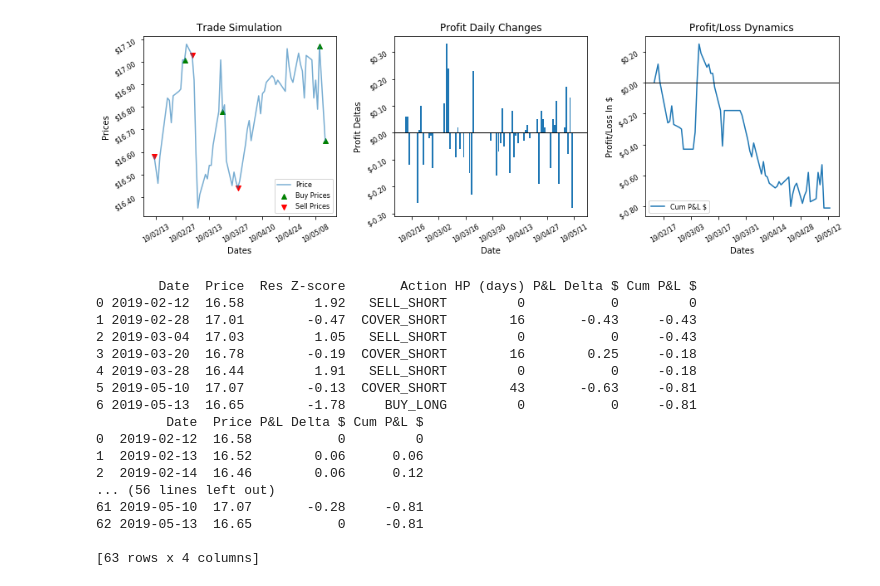
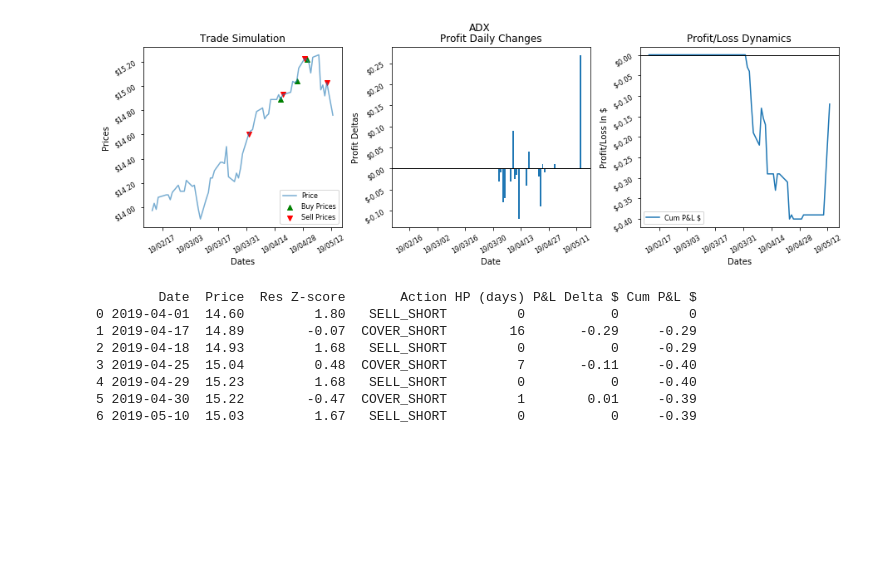
Before and after one commit to HristoRaykov/Cef-Regression-Model, a Jupyter notebook: cef_regression_model.ipynb, the cells around one changed output. Cells and saved outputs as stored; diff of their text form; code cells hidden in the pictures; blank space fills up the shorter version.

```diff
--- a/cef_regression_model.ipynb
+++ b/cef_regression_model.ipynb
@@ -10 +8,10 @@ CEF_TICKER = "EOS"
+# %%
+# available data for tickers ADX, CII, EOS
+CEF_TICKER1 = "ADX"
+CEF_TICKER2 = "CII"
+CEF_TICKER3 = "EOS"
+ANALYSIS_DATA_PERIOD = PERIOD_1YEAR
+AVERAGES_CALC_PERIOD = PERIOD_3MONTHS
+TRAIN_DATA_RATIO = 0.75
+REGRESSOR_COL_NAME = NAV_RETURNS_COL_NAME # NAV_RETURNS_COL_NAME, PREM_DISC_ZSCORE_COL_NAME
 # %%
@@ -30,9 +37,9 @@ See the caveats in the documentation: http://pandas.pydata.org/pandas-docs/stabl
   self.obj[item] = s
 Data processing finished!
 # %%
-cef = read_processed_cef_data(CEF_TICKER)
+cef = read_processed_cef_data(CEF_TICKER1)
 cef_train_data, cef_test_data = split_train_test_data(cef, TRAIN_DATA_RATIO)
 
-regress_data, regress_statistics = analyze_regression(cef_train_data, cef_test_data, NAV_RETURNS_COL_NAME,
+regress_data, regress_statistics = analyze_regression(CEF_TICKER1, cef_train_data,
+                                                      cef_test_data, REGRESSOR_COL_NAME,
                                                       PRICE_RETURNS_COL_NAME)
-plot_regress_result(regress_data, regress_statistics)
@@ -41,30 +54,20 @@ plot_regress_result(regress_data, regress_statistics)
 # %%
-cef_simul_data = cef[[DATE_COL_NAME, PRICE_COL_NAME, PRICE_RETURNS_COL_NAME, NAV_RETURNS_COL_NAME]]
 simulation_start_date = cef_test_data[DATE_COL_NAME].values[0]
-cef_simul_data = calculate_residual_zscores(cef_simul_data, simulation_start_date, AVERAGES_CALC_PERIOD)
+cef_simul_data = calculate_trailing_residual_zscores(cef, REGRESSOR_COL_NAME, simulation_start_date,
+                                                     AVERAGES_CALC_PERIOD)
 
-trades, continuos_profits = run_trade_simulation(cef_simul_data)
-plot_trade_simuation(trades, continuos_profits)
+trades, continuos_profits = run_residual_trade_simulation(cef_simul_data)
+plot_trade_simulation(CEF_TICKER1, trades, continuos_profits)
 print(trades)
-print(continuos_profits)
 # %% [output]
-[figure, old version]
+[figure, new version]
         Date  Price  Res Z-score       Action HP (days) P&L Delta $ Cum P&L $
-0 2019-02-12  16.58         1.92   SELL_SHORT         0           0         0
-1 2019-02-28  17.01        -0.47  COVER_SHORT        16       -0.43     -0.43
-2 2019-03-04  17.03         1.05   SELL_SHORT         0           0     -0.43
-3 2019-03-20  16.78        -0.19  COVER_SHORT        16        0.25     -0.18
-4 2019-03-28  16.44         1.91   SELL_SHORT         0           0     -0.18
-5 2019-05-10  17.07        -0.13  COVER_SHORT        43       -0.63     -0.81
-6 2019-05-13  16.65        -1.78     BUY_LONG         0           0     -0.81
-         Date  Price P&L Delta $ Cum P&L $
-0  2019-02-12  16.58           0         0
-1  2019-02-13  16.52        0.06      0.06
-2  2019-02-14  16.46        0.06      0.12
-... (56 lines left out)
-61 2019-05-10  17.07       -0.28     -0.81
-62 2019-05-13  16.65           0     -0.81
-
-[63 rows x 4 columns]
+0 2019-04-01  14.60         1.80   SELL_SHORT         0           0         0
+1 2019-04-17  14.89        -0.07  COVER_SHORT        16       -0.29     -0.29
+2 2019-04-18  14.93         1.68   SELL_SHORT         0           0     -0.29
+3 2019-04-25  15.04         0.48  COVER_SHORT         7       -0.11     -0.40
+4 2019-04-29  15.23         1.68   SELL_SHORT         0           0     -0.40
+5 2019-04-30  15.22        -0.47  COVER_SHORT         1        0.01     -0.39
+6 2019-05-10  15.03         1.67   SELL_SHORT         0           0     -0.39
 # %% [markdown]
 # Regressing NAV-Price Returns for pricing Closed-End Funds based on extreme residual values.
```
Also changed, not shown: parts of 5 cells of this notebook, 1 other file.
